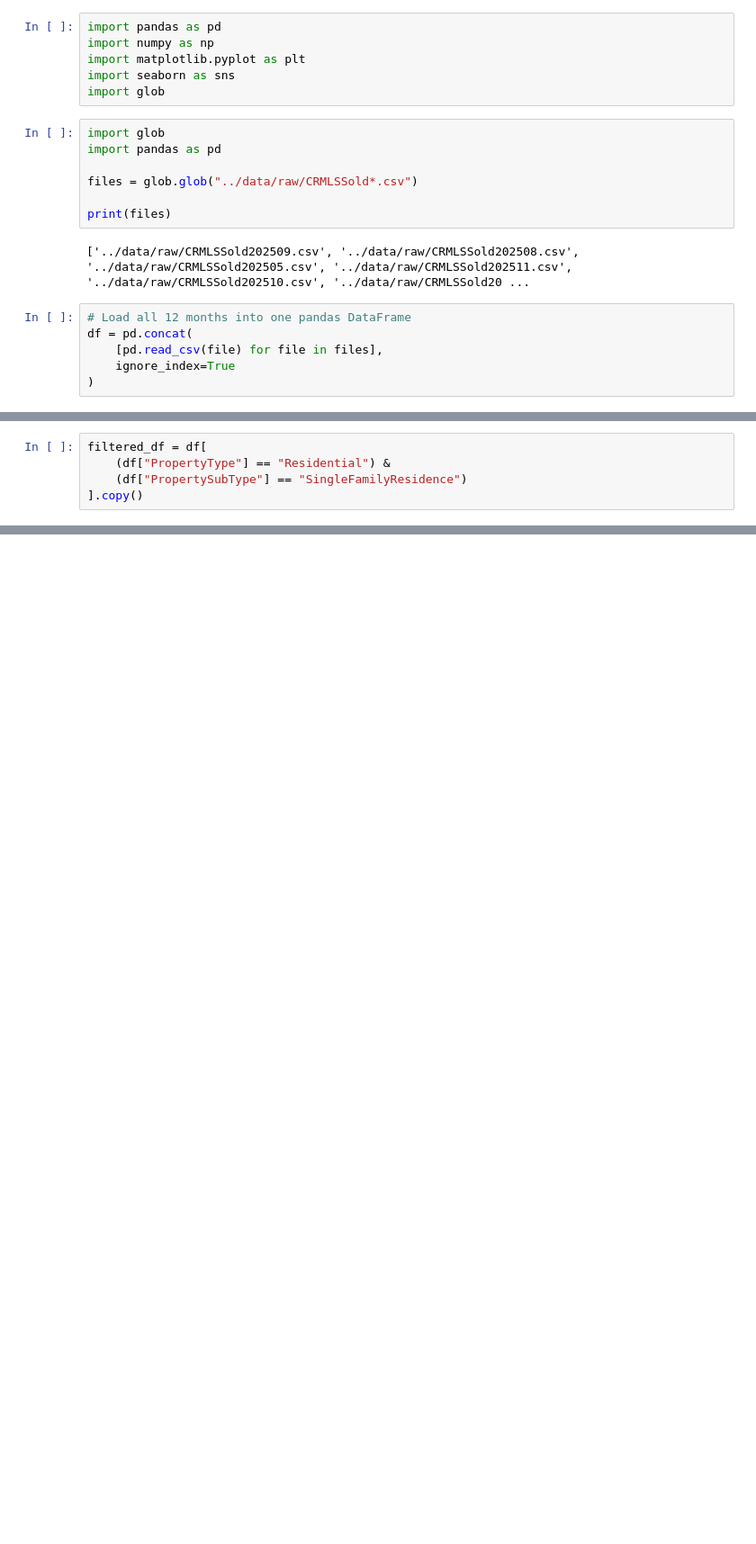
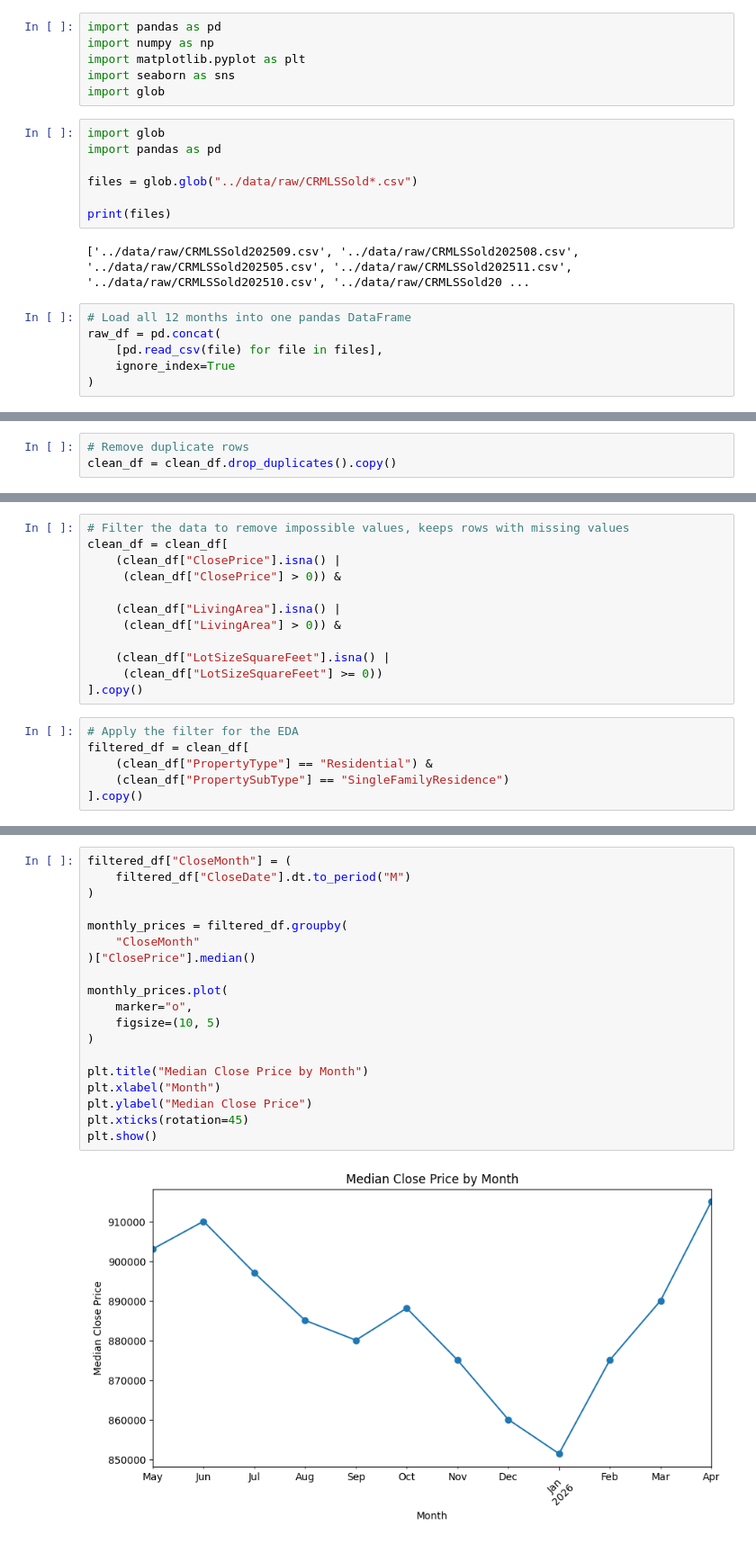
Before and after one commit to watafij1/IDX-Exchange-Data-Science, a Jupyter notebook: notebooks/01_exploration.ipynb, the cells around one changed output, grey strips where cells are left out. Shown at 90% size. Drawn from its saved outputs; the diff is of its cells as text; blank space fills up the shorter version.

```diff
--- a/notebooks/01_exploration.ipynb
+++ b/notebooks/01_exploration.ipynb
@@ -15,7 +15,7 @@ print(files)
 ['../data/raw/CRMLSSold202509.csv', '../data/raw/CRMLSSold202508.csv', '../data/raw/CRMLSSold202505.csv', '../data/raw/CRMLSSold202511.csv', '../data/raw/CRMLSSold202510.csv', '../data/raw/CRMLSSold20 ...
 # %%
 # Load all 12 months into one pandas DataFrame
-df = pd.concat(
+raw_df = pd.concat(
     [pd.read_csv(file) for file in files],
     ignore_index=True
 )
@@ -65,0 +113,3 @@ max                             NaN
+# %%
+# Remove duplicate rows
+clean_df = clean_df.drop_duplicates().copy()
@@ -66,6 +143,19 @@ max                             NaN
+# %%
+# Filter the data to remove impossible values, keeps rows with missing values
+clean_df = clean_df[
+    (clean_df["ClosePrice"].isna() |
+     (clean_df["ClosePrice"] > 0)) &
+
+    (clean_df["LivingArea"].isna() |
+     (clean_df["LivingArea"] > 0)) &
+
+    (clean_df["LotSizeSquareFeet"].isna() |
+     (clean_df["LotSizeSquareFeet"] >= 0))
+].copy()
 # %%
-filtered_df = df[
-    (df["PropertyType"] == "Residential") &
-    (df["PropertySubType"] == "SingleFamilyResidence")
+# Apply the filter for the EDA
+filtered_df = clean_df[
+    (clean_df["PropertyType"] == "Residential") &
+    (clean_df["PropertySubType"] == "SingleFamilyResidence")
 ].copy()
 # %%
@@ -82,0 +296,21 @@ display(filtered_df.head())
+# %%
+filtered_df["CloseMonth"] = (
+    filtered_df["CloseDate"].dt.to_period("M")
+)
+
+monthly_prices = filtered_df.groupby(
+    "CloseMonth"
+)["ClosePrice"].median()
+
+monthly_prices.plot(
+    marker="o",
+    figsize=(10, 5)
+)
+
+plt.title("Median Close Price by Month")
+plt.xlabel("Month")
+plt.ylabel("Median Close Price")
+plt.xticks(rotation=45)
+plt.show()
+# %% [output]
+[figure, added]
```
Also changed, not shown: parts of 16 cells of this notebook.
